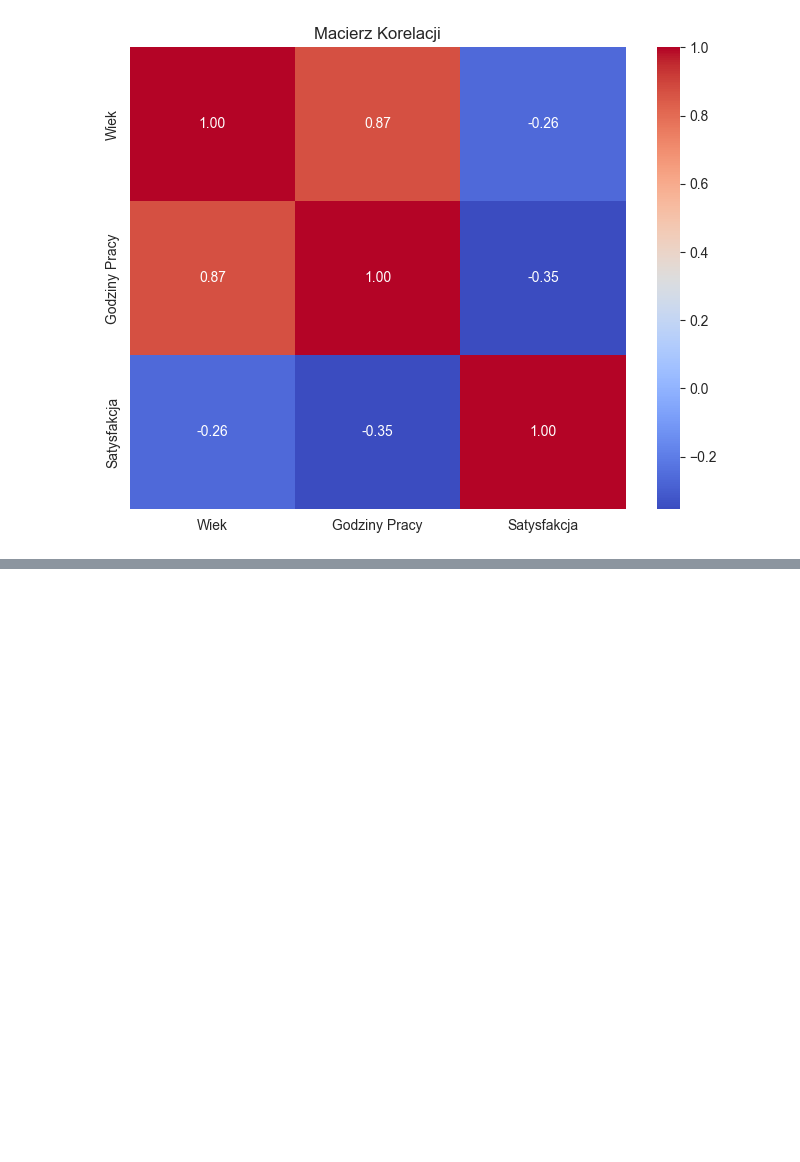
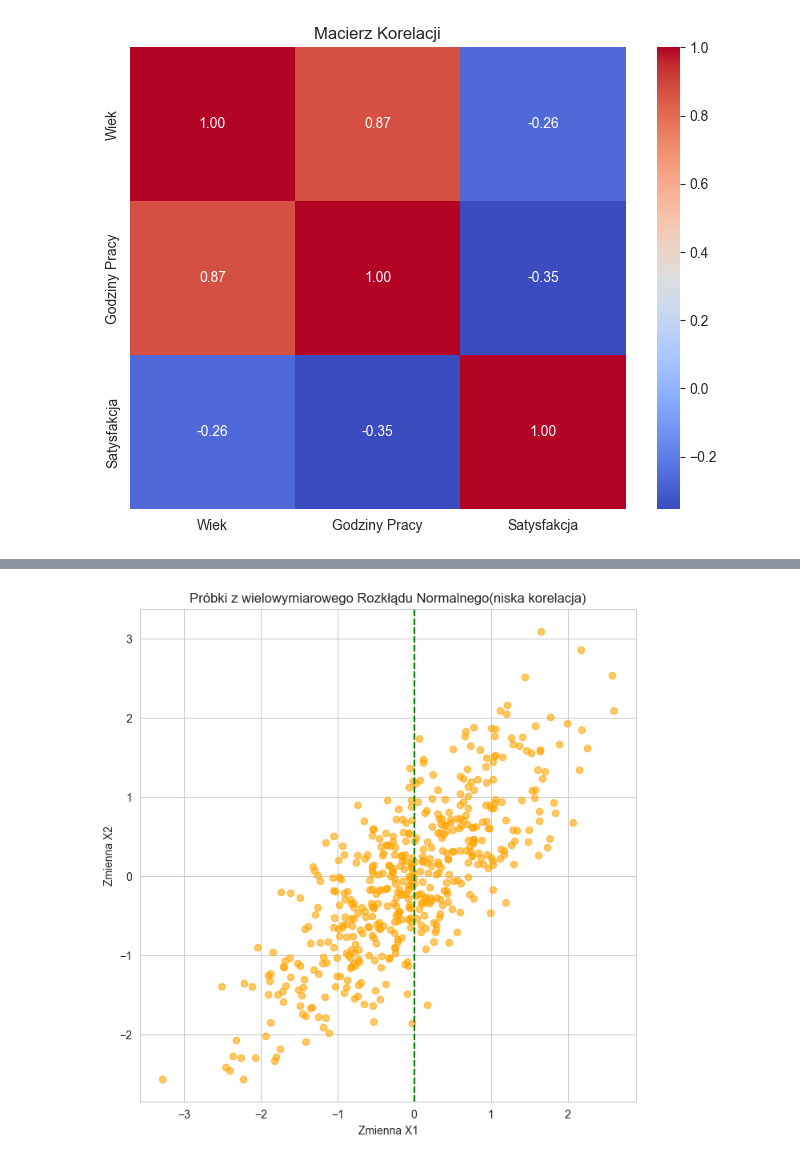
Before and after one commit to rajkonkret/PythonProjectAnaliza-20-10-2025, a Jupyter notebook: cwiczenie10.ipynb, the cells around one changed output, grey strips where cells are left out. Cells and saved outputs as stored; diff of their text form; code cells hidden in the pictures; blank space fills up the shorter version.

```diff
--- a/cwiczenie10.ipynb
+++ b/cwiczenie10.ipynb
@@ -77,0 +112,12 @@ plt.show()
+# %%
+plt.figure(figsize=(8, 8))
+plt.scatter(samples[:, 0], samples[:, 1], alpha=0.6, color="orange")
+plt.title("Próbki z wielowymiarowego Rozkłądu Normalnego(niska korelacja)")
+plt.xlabel("Zmienna X1")
+plt.ylabel("Zmienna X2")
+plt.grid(True)
+plt.axvline(mean_vec[0], color="red", linestyle='--')
+plt.axvline(mean_vec[1], color="green", linestyle='--')
+plt.show()
+# %% [output]
+[figure, added]
```
Also changed, not shown: parts of 10 cells of this notebook.
